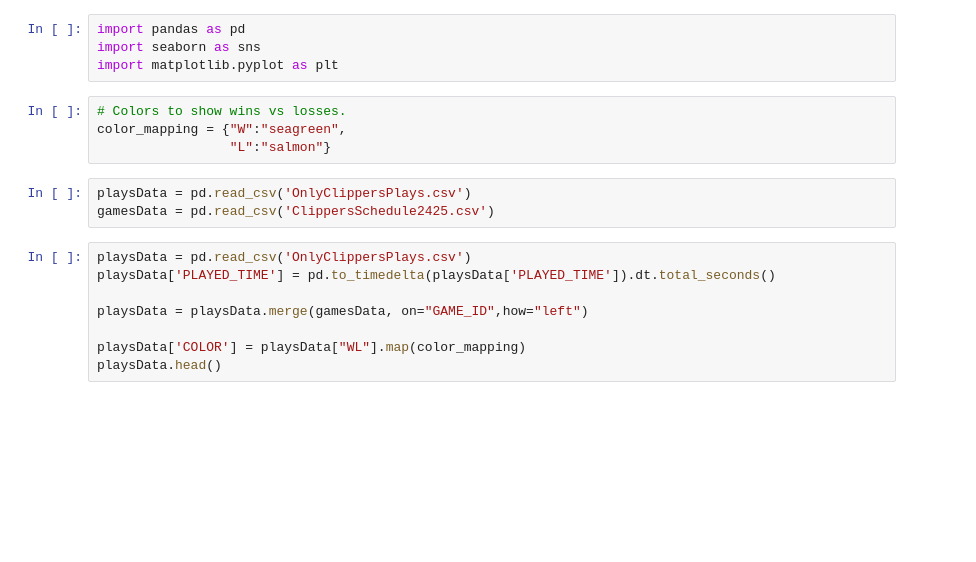
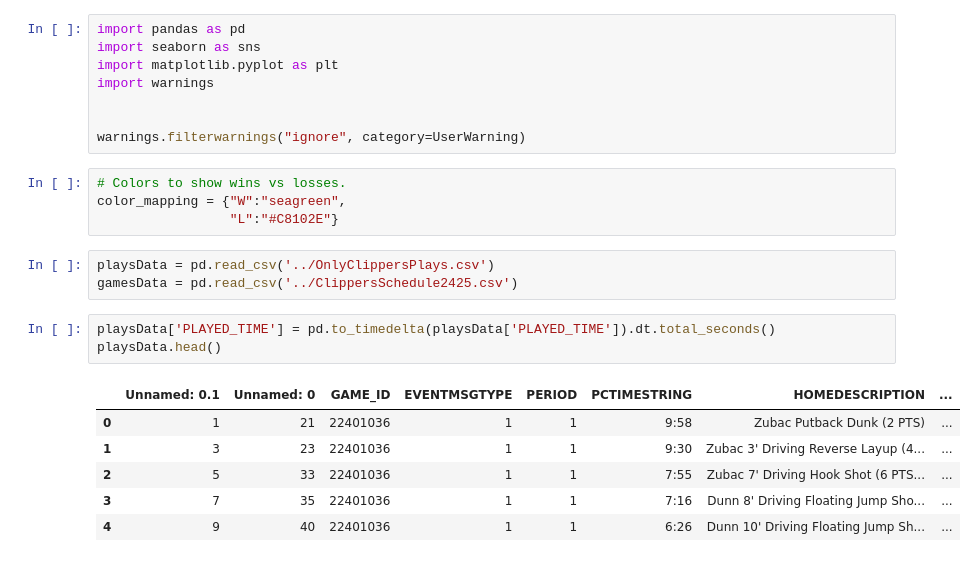
Before and after one commit to Denchikkkk/LAClippers_2025_Performance, a Jupyter notebook: analysis/ClippersPerformance.ipynb, the cells around one changed output. Drawn from its saved outputs; the diff is of its cells as text; blank space fills up the shorter version.

```diff
--- a/analysis/ClippersPerformance.ipynb
+++ b/analysis/ClippersPerformance.ipynb
@@ -2,21 +2,27 @@
 import pandas as pd
 import seaborn as sns
 import matplotlib.pyplot as plt
+import warnings
+
+
+warnings.filterwarnings("ignore", category=UserWarning)
 # %%
 # Colors to show wins vs losses.
 color_mapping = {"W":"seagreen",
-                 "L":"salmon"}
+                 "L":"#C8102E"}
 # %%
-playsData = pd.read_csv('OnlyClippersPlays.csv')
-gamesData = pd.read_csv('ClippersSchedule2425.csv')
+playsData = pd.read_csv('../OnlyClippersPlays.csv')
+gamesData = pd.read_csv('../ClippersSchedule2425.csv')
 # %%
-playsData = pd.read_csv('OnlyClippersPlays.csv')
 playsData['PLAYED_TIME'] = pd.to_timedelta(playsData['PLAYED_TIME']).dt.total_seconds()
-
-playsData = playsData.merge(gamesData, on="GAME_ID",how="left")
-
-playsData['COLOR'] = playsData["WL"].map(color_mapping)
 playsData.head()
+# %% [output]
+|  | Unnamed: 0.1 | Unnamed: 0 | GAME_ID | EVENTMSGTYPE | PERIOD | PCTIMESTRING | HOMEDESCRIPTION | ... |
+| 0 | 1 | 21 | 22401036 | 1 | 1 | 9:58 | Zubac Putback Dunk (2 PTS) | ... |
+| 1 | 3 | 23 | 22401036 | 1 | 1 | 9:30 | Zubac 3' Driving Reverse Layup (4... | ... |
+| 2 | 5 | 33 | 22401036 | 1 | 1 | 7:55 | Zubac 7' Driving Hook Shot (6 PTS... | ... |
+| 3 | 7 | 35 | 22401036 | 1 | 1 | 7:16 | Dunn 8' Driving Floating Jump Sho... | ... |
+| 4 | 9 | 40 | 22401036 | 1 | 1 | 6:26 | Dunn 10' Driving Floating Jump Sh... | ... |
 # %%
 gamesData = gamesData.sort_values('GAME_DATE')
 wins = 0
```
Also changed, not shown: parts of 9 cells of this notebook.
